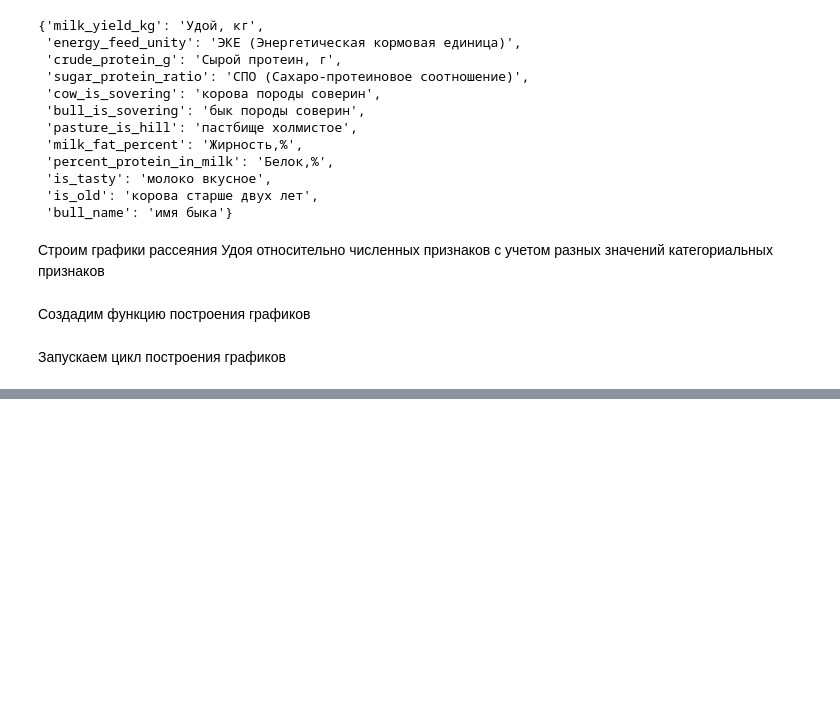
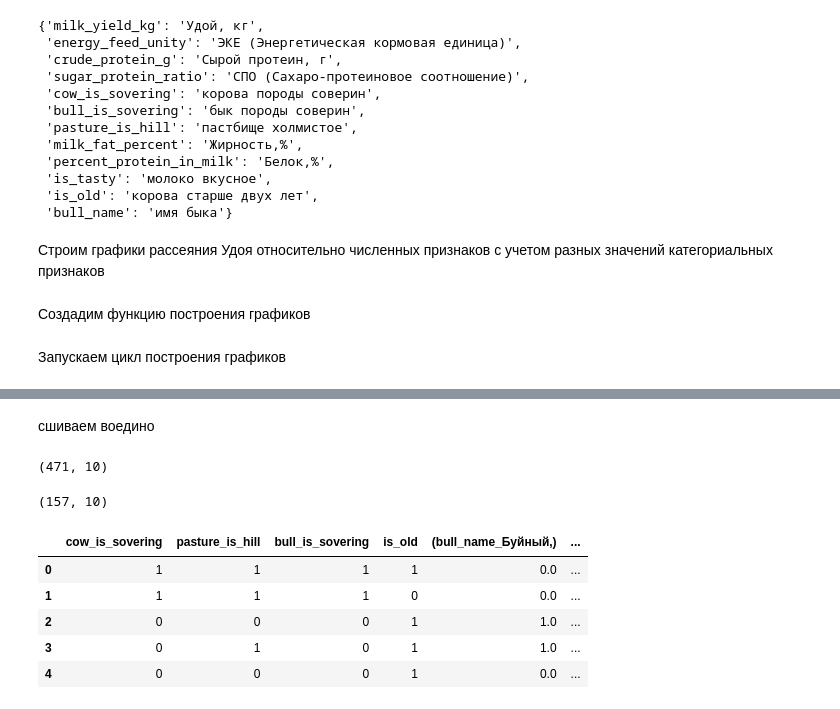
Before and after one commit to anthonypotekhin/studying, a Jupyter notebook: yandex_practicum/mashine_learning_proj.ipynb, the cells around one changed output, grey strips where cells are left out. Drawn from its saved outputs; the diff is of its cells as text; code cells hidden in the pictures; blank space fills up the shorter version.

Commit message:
before_first_fit

```diff
--- a/yandex_practicum/mashine_learning_proj.ipynb
+++ b/yandex_practicum/mashine_learning_proj.ipynb
@@ -1334,0 +1407,21 @@ for col_1 in numeric_columns+discrete_columns:  # цикл по числовым
+# %%
+
+# создайте переменную с экземпляром класса OneHotEncoder()
+# включите параметр для избегания появления дамми-ошибок,
+# отключите sparse-отображение
+encoder = OneHotEncoder(sparse=False, drop='first')
+
+# обучите и трансформируйте категориальные признаки из тренировочной выборки
+X_train_ohe = encoder.fit_transform(X_train[['bull_name']])
+
+# выполните преобразование категориальных признаков в тестовой выборке
+X_test_ohe = encoder.transform(X_test[['bull_name']])
+
+# получите от кодировщика список новых столбцов и сохраните в новой переменной
+encoder_col_names = encoder.get_feature_names_out()
+
+# создаём тренировочный и тестовый датафреймы из закодированных и отмасштабированных данных
+# для данных OHE названия столбцов укажите из переменной encoder_col_names
+
+X_train_ohe = pd.DataFrame(X_train_ohe, columns=[encoder_col_names])
+X_test_ohe = pd.DataFrame(X_test_ohe, columns=encoder_col_names)
@@ -1334,0 +1521,2 @@ for col_1 in numeric_columns+discrete_columns:  # цикл по числовым
+# %% [markdown]
+сшиваем воедино
@@ -1334,0 +1526,17 @@ for col_1 in numeric_columns+discrete_columns:  # цикл по числовым
+# %%
+X_train.shape
+# %% [output]
+(471, 10)
+# %%
+X_test.shape
+# %% [output]
+(157, 10)
+# %%
+X_train.head()
+# %% [output]
+|  | cow_is_sovering | pasture_is_hill | bull_is_sovering | is_old | (bull_name_Буйный,) | ... |
+| 0 | 1 | 1 | 1 | 1 | 0.0 | ... |
+| 1 | 1 | 1 | 1 | 0 | 0.0 | ... |
+| 2 | 0 | 0 | 0 | 1 | 1.0 | ... |
+| 3 | 0 | 1 | 0 | 1 | 1.0 | ... |
+| 4 | 0 | 0 | 0 | 1 | 0.0 | ... |
```
Also changed, not shown: parts of 32 cells of this notebook, 1 other file.
